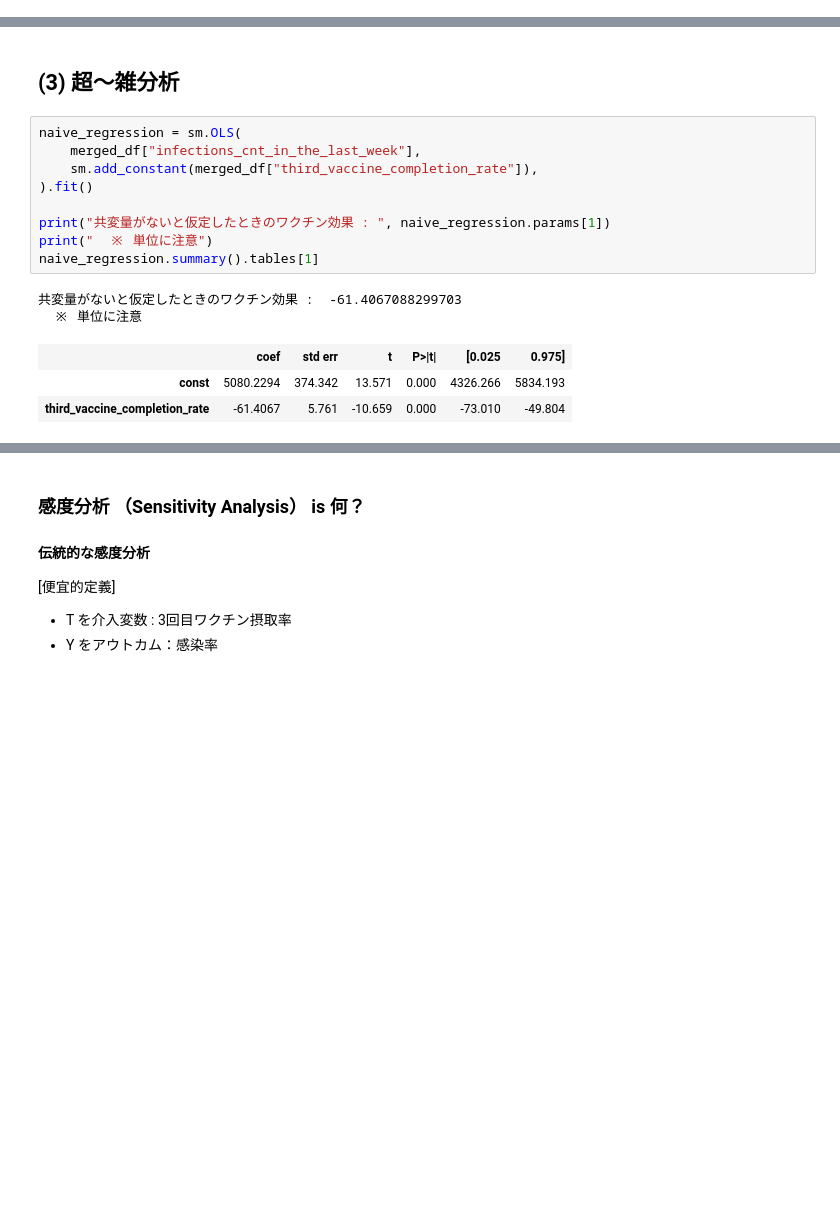
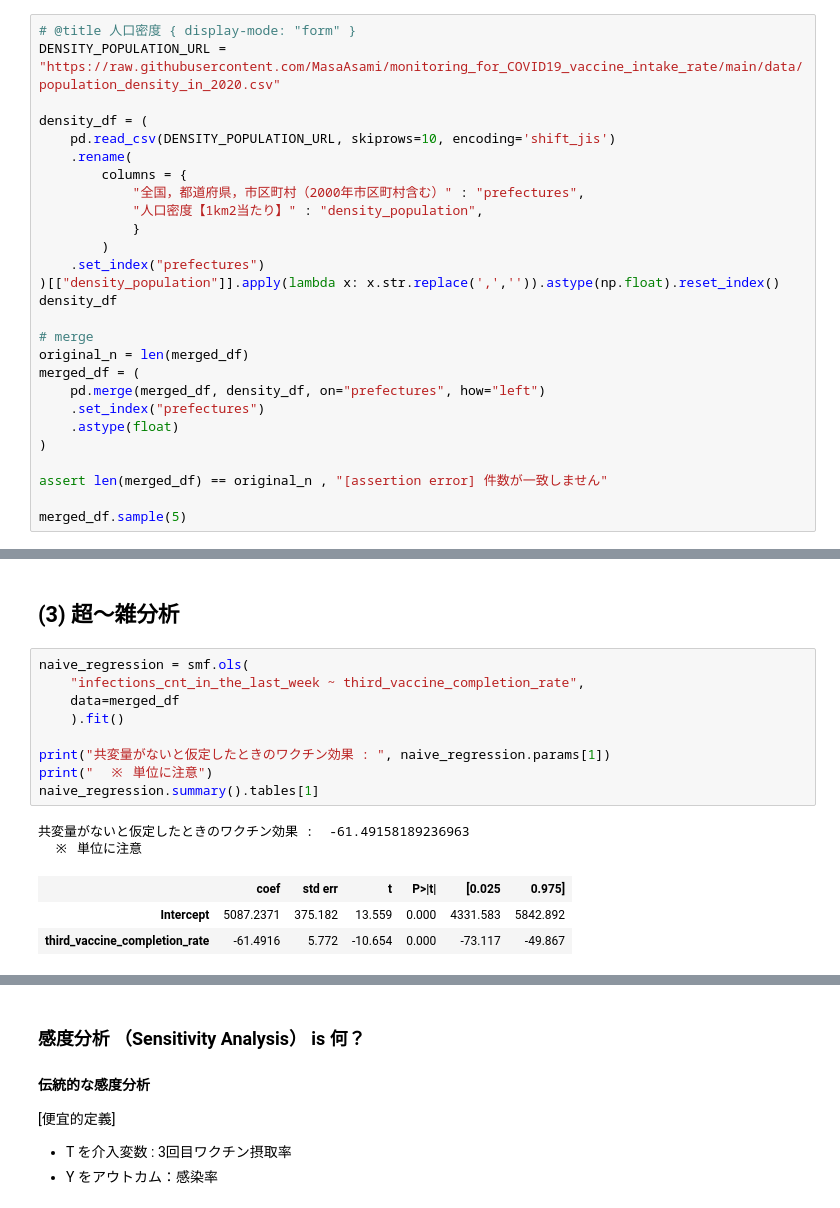
Before and after one commit to MasaAsami/monitoring_for_COVID19_vaccine_intake_rate, a Jupyter notebook: notebooks/monitoring_for_COVID19_vaccine_intake_rate.ipynb, the cells around one changed output, grey strips where cells are left out. Cells and saved outputs as stored; diff of their text form; blank space fills up the shorter version.

```diff
--- a/notebooks/monitoring_for_COVID19_vaccine_intake_rate.ipynb
+++ b/notebooks/monitoring_for_COVID19_vaccine_intake_rate.ipynb
@@ -101,0 +132,27 @@ merged_df.sample(5)
+# %%
+# @title 人口密度 { display-mode: "form" }
+DENSITY_POPULATION_URL = "https://raw.githubusercontent.com/MasaAsami/monitoring_for_COVID19_vaccine_intake_rate/main/data/population_density_in_2020.csv"
+
+density_df = (
+    pd.read_csv(DENSITY_POPULATION_URL, skiprows=10, encoding='shift_jis')
+    .rename(
+        columns = {
+            "全国，都道府県，市区町村（2000年市区町村含む）" : "prefectures",
+            "人口密度【1km2当たり】" : "density_population",
+            }
+        )
+    .set_index("prefectures")
+)[["density_population"]].apply(lambda x: x.str.replace(',','')).astype(np.float).reset_index()
+density_df
+
+# merge
+original_n = len(merged_df)
+merged_df = (
+    pd.merge(merged_df, density_df, on="prefectures", how="left")
+    .set_index("prefectures")
+    .astype(float)
+)
+
+assert len(merged_df) == original_n , "[assertion error] 件数が一致しません"
+
+merged_df.sample(5)
@@ -130,17 +232,17 @@ plt.show()
 # %% [markdown]
 ## (3) 超〜雑分析
 # %%
-naive_regression = sm.OLS(
-    merged_df["infections_cnt_in_the_last_week"],
-    sm.add_constant(merged_df["third_vaccine_completion_rate"]),
-).fit()
+naive_regression = smf.ols(
+    "infections_cnt_in_the_last_week ~ third_vaccine_completion_rate",
+    data=merged_df
+    ).fit()
 
 print("共変量がないと仮定したときのワクチン効果 : ", naive_regression.params[1])
 print("  ※ 単位に注意")
 naive_regression.summary().tables[1]
 # %% [output]
-共変量がないと仮定したときのワクチン効果 :  -61.4067088299703
+共変量がないと仮定したときのワクチン効果 :  -61.49158189236963
   ※ 単位に注意
 |  | coef | std err | t | P>|t| | [0.025 | 0.975] |
-| const | 5080.2294 | 374.342 | 13.571 | 0.000 | 4326.266 | 5834.193 |
-| third_vaccine_completion_rate | -61.4067 | 5.761 | -10.659 | 0.000 | -73.010 | -49.804 |
+| Intercept | 5087.2371 | 375.182 | 13.559 | 0.000 | 4331.583 | 5842.892 |
+| third_vaccine_completion_rate | -61.4916 | 5.772 | -10.654 | 0.000 | -73.117 | -49.867 |
```
Also changed, not shown: parts of 17 cells of this notebook.
